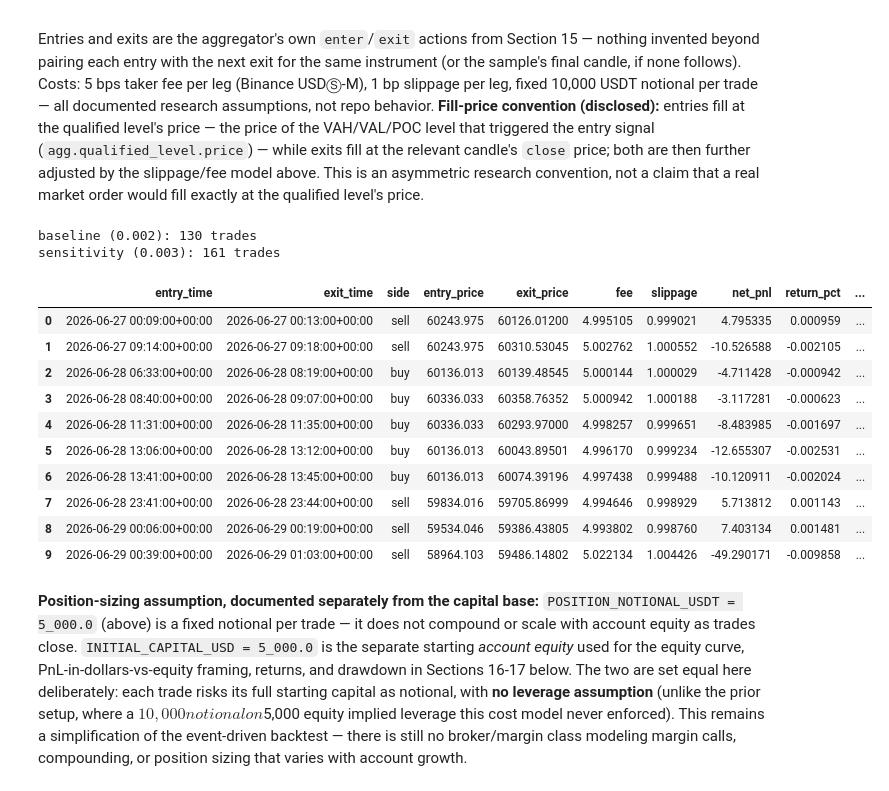
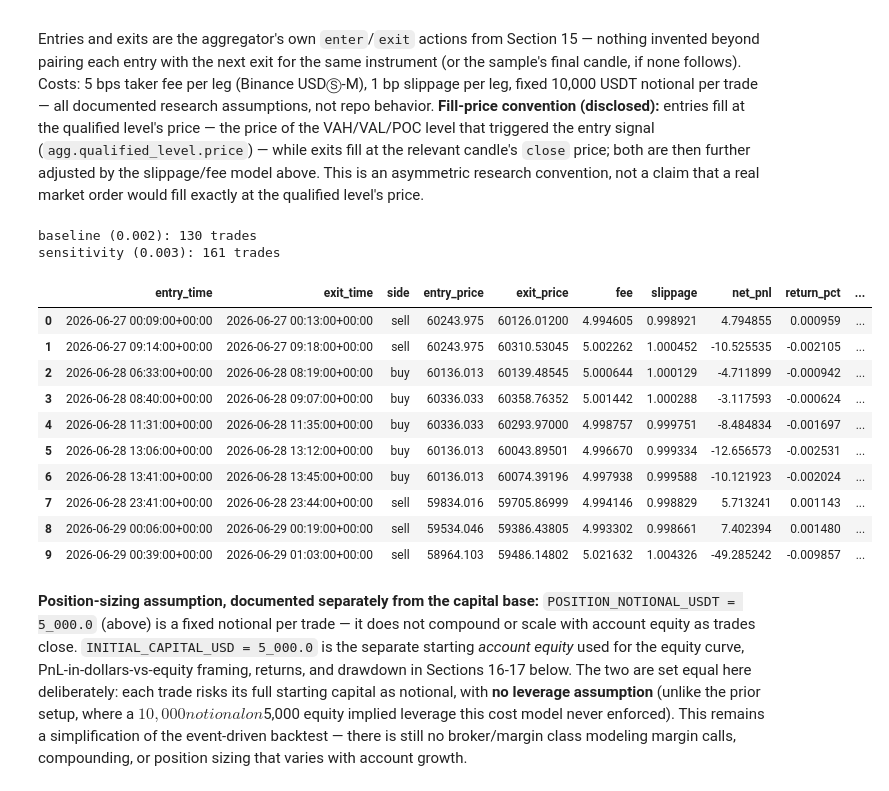
Before and after one commit to engr-bobet-14/orderflow-analysis-pro, a Jupyter notebook: notebook/01_orderflow_trading_strategy [baseline].ipynb, the cells around one changed output. Saved outputs shown, nothing was run; the diff lists cells and outputs as text; code cells hidden in the pictures.

```diff
--- a/notebook/01_orderflow_trading_strategy [baseline].ipynb
+++ b/notebook/01_orderflow_trading_strategy [baseline].ipynb
@@ -973,7 +973,13 @@ INITIAL_CAPITAL_USD = 5_000.0  # starting account equity for PnL/equity/drawdown
 
 def simulate_trades(actions: list[tuple[int, "AggregatedSignal"]], candles: list) -> pd.DataFrame:
     """Pair each 'enter' action with the next 'exit' action (or the sample's
-    final candle close). Event-driven: no intrabar stop/target simulation."""
+    final candle close). Event-driven: no intrabar stop/target simulation.
+    Quantity/capital-used convention matches notebook 02_cross_validation_tuning.ipynb's
+    simulate_trades_risk_based (Codex adversarial review): quantity is sized off the
+    pre-slippage reference price (entry_ref), not the post-slippage fill (entry_fill) --
+    both notebooks now report the same $-denominated capital-used/fee/PnL convention for
+    an otherwise-identical position; only the sizing MODEL still differs by design (fixed
+    $5,000 notional here vs. fixed-fractional 1% equity risk there)."""
     close_by_ts = {c.timestamp_ms: c.close for c in candles}
     rows = []
     open_trade = None
@@ -997,6 +1003,7 @@ def simulate_trades(actions: list[tuple[int, "AggregatedSignal"]], candles: list
     columns = [
         "entry_time", "exit_time", "side", "entry_price", "exit_price",
         "fee", "slippage", "net_pnl", "return_pct", "holding_minutes",
+        "capital_used", "quantity",
     ]
     return pd.DataFrame(rows, columns=columns)
 
@@ -1010,44 +1017,53 @@ def _close_trade(open_trade: dict, exit_ts_ms: int, exit_ref_price: float) -> di
     entry_fill = entry_ref * (1 + slip) if side == "buy" else entry_ref * (1 - slip)
     exit_fill = exit_ref_price * (1 - slip) if side == "buy" else exit_ref_price * (1 + slip)
 
-    quantity = POSITION_NOTIONAL_USDT / entry_fill
+    # Quantity sized off the pre-slippage reference price, not the post-slippage fill --
+    # matches notebook 02's simulate_trades_risk_based convention (Codex adversarial
+    # review): `quantity = position_notional / entry_ref`. Using entry_fill here instead
+    # would give every trade a larger effective cash outlay than the fixed notional this
+    # backtest is documented to spend, and would make baseline vs. CV financial metrics
+    # differ by more than the intended sizing-model difference.
+    capital_used = POSITION_NOTIONAL_USDT
+    quantity = capital_used / entry_ref
     fee = TAKER_FEE_BPS * 1e-4 * (entry_fill + exit_fill) * quantity
     gross_pnl = direction * (exit_fill - entry_fill) * quantity
     slippage_cost = (abs(entry_fill - entry_ref) + abs(exit_fill - exit_ref_price)) * quantity
     net_pnl = gross_pnl - fee
 
     return {
         "entry_time": pd.Timestamp(open_trade["entry_time"], unit="ms", tz="UTC"),
         "exit_time": pd.Timestamp(exit_ts_ms, unit="ms", tz="UTC"),
         "side": side,
         "entry_price": entry_fill,
         "exit_price": exit_fill,
         "fee": fee,
         "slippage": slippage_cost,
         "net_pnl": net_pnl,
         "return_pct": net_pnl / POSITION_NOTIONAL_USDT,
         "holding_minutes": (exit_ts_ms - open_trade["entry_time"]) / 60_000,
+        "capital_used": capital_used,
+        "quantity": quantity,
     }
 
 
 TRADE_LEDGERS = {name: simulate_trades(r["actions"], CANDLES) for name, r in runs.items()}
 for name, ledger in TRADE_LEDGERS.items():
     print(f"{name}: {len(ledger)} trades")
 TRADE_LEDGERS[list(runs)[-1]].head(10)
 # %% [output]
 baseline (0.002): 130 trades
 sensitivity (0.003): 161 trades
 |  | entry_time | exit_time | side | entry_price | exit_price | fee | slippage | net_pnl | return_pct | ... |
-| 0 | 2026-06-27 00:09:00+00:00 | 2026-06-27 00:13:00+00:00 | sell | 60243.975 | 60126.01200 | 4.995105 | 0.999021 | 4.795335 | 0.000959 | ... |
-| 1 | 2026-06-27 09:14:00+00:00 | 2026-06-27 09:18:00+00:00 | sell | 60243.975 | 60310.53045 | 5.002762 | 1.000552 | -10.526588 | -0.002105 | ... |
-| 2 | 2026-06-28 06:33:00+00:00 | 2026-06-28 08:19:00+00:00 | buy | 60136.013 | 60139.48545 | 5.000144 | 1.000029 | -4.711428 | -0.000942 | ... |
-| 3 | 2026-06-28 08:40:00+00:00 | 2026-06-28 09:07:00+00:00 | buy | 60336.033 | 60358.76352 | 5.000942 | 1.000188 | -3.117281 | -0.000623 | ... |
-| 4 | 2026-06-28 11:31:00+00:00 | 2026-06-28 11:35:00+00:00 | buy | 60336.033 | 60293.97000 | 4.998257 | 0.999651 | -8.483985 | -0.001697 | ... |
-| 5 | 2026-06-28 13:06:00+00:00 | 2026-06-28 13:12:00+00:00 | buy | 60136.013 | 60043.89501 | 4.996170 | 0.999234 | -12.655307 | -0.002531 | ... |
-| 6 | 2026-06-28 13:41:00+00:00 | 2026-06-28 13:45:00+00:00 | buy | 60136.013 | 60074.39196 | 4.997438 | 0.999488 | -10.120911 | -0.002024 | ... |
-| 7 | 2026-06-28 23:41:00+00:00 | 2026-06-28 23:44:00+00:00 | sell | 59834.016 | 59705.86999 | 4.994646 | 0.998929 | 5.713812 | 0.001143 | ... |
-| 8 | 2026-06-29 00:06:00+00:00 | 2026-06-29 00:19:00+00:00 | sell | 59534.046 | 59386.43805 | 4.993802 | 0.998760 | 7.403134 | 0.001481 | ... |
-| 9 | 2026-06-29 00:39:00+00:00 | 2026-06-29 01:03:00+00:00 | sell | 58964.103 | 59486.14802 | 5.022134 | 1.004426 | -49.290171 | -0.009858 | ... |
+| 0 | 2026-06-27 00:09:00+00:00 | 2026-06-27 00:13:00+00:00 | sell | 60243.975 | 60126.01200 | 4.994605 | 0.998921 | 4.794855 | 0.000959 | ... |
+| 1 | 2026-06-27 09:14:00+00:00 | 2026-06-27 09:18:00+00:00 | sell | 60243.975 | 60310.53045 | 5.002262 | 1.000452 | -10.525535 | -0.002105 | ... |
+| 2 | 2026-06-28 06:33:00+00:00 | 2026-06-28 08:19:00+00:00 | buy | 60136.013 | 60139.48545 | 5.000644 | 1.000129 | -4.711899 | -0.000942 | ... |
+| 3 | 2026-06-28 08:40:00+00:00 | 2026-06-28 09:07:00+00:00 | buy | 60336.033 | 60358.76352 | 5.001442 | 1.000288 | -3.117593 | -0.000624 | ... |
+| 4 | 2026-06-28 11:31:00+00:00 | 2026-06-28 11:35:00+00:00 | buy | 60336.033 | 60293.97000 | 4.998757 | 0.999751 | -8.484834 | -0.001697 | ... |
+| 5 | 2026-06-28 13:06:00+00:00 | 2026-06-28 13:12:00+00:00 | buy | 60136.013 | 60043.89501 | 4.996670 | 0.999334 | -12.656573 | -0.002531 | ... |
+| 6 | 2026-06-28 13:41:00+00:00 | 2026-06-28 13:45:00+00:00 | buy | 60136.013 | 60074.39196 | 4.997938 | 0.999588 | -10.121923 | -0.002024 | ... |
+| 7 | 2026-06-28 23:41:00+00:00 | 2026-06-28 23:44:00+00:00 | sell | 59834.016 | 59705.86999 | 4.994146 | 0.998829 | 5.713241 | 0.001143 | ... |
+| 8 | 2026-06-29 00:06:00+00:00 | 2026-06-29 00:19:00+00:00 | sell | 59534.046 | 59386.43805 | 4.993302 | 0.998661 | 7.402394 | 0.001480 | ... |
+| 9 | 2026-06-29 00:39:00+00:00 | 2026-06-29 01:03:00+00:00 | sell | 58964.103 | 59486.14802 | 5.021632 | 1.004326 | -49.285242 | -0.009857 | ... |
 # %% [markdown]
 **Position-sizing assumption, documented separately from the capital base:** `POSITION_NOTIONAL_USDT = 5_000.0` (above) is a fixed notional per trade — it does not compound or scale with account equity as trades close. `INITIAL_CAPITAL_USD = 5_000.0` is the separate starting *account equity* used for the equity curve, PnL-in-dollars-vs-equity framing, returns, and drawdown in Sections 16-17 below. The two are set equal here deliberately: each trade risks its full starting capital as notional, with **no leverage assumption** (unlike the prior setup, where a $10,000 notional on $5,000 equity implied leverage this cost model never enforced). This remains a simplification of the event-driven backtest — there is still no broker/margin class modeling margin calls, compounding, or position sizing that varies with account growth.
 # %%
```
Also changed, not shown: parts of 1 cell of this notebook.
